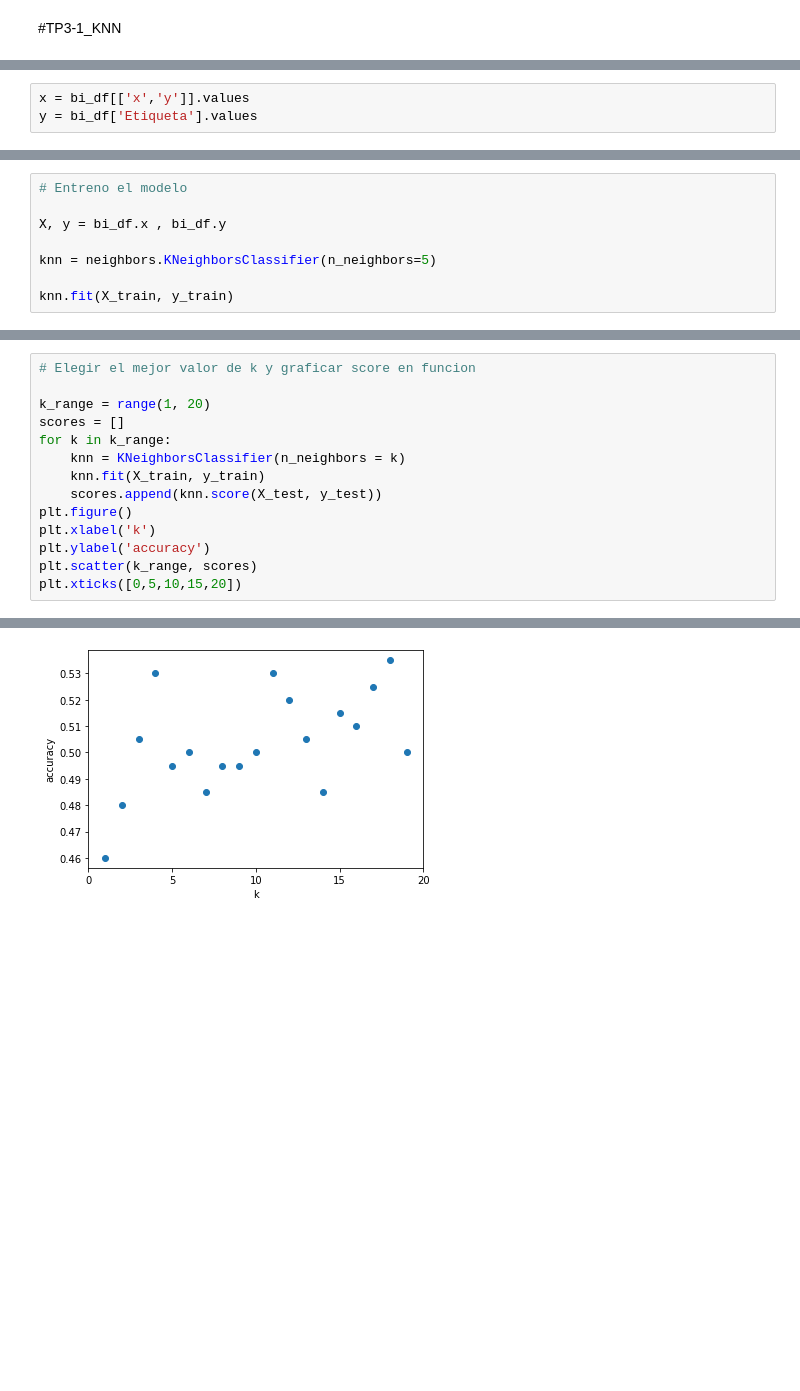
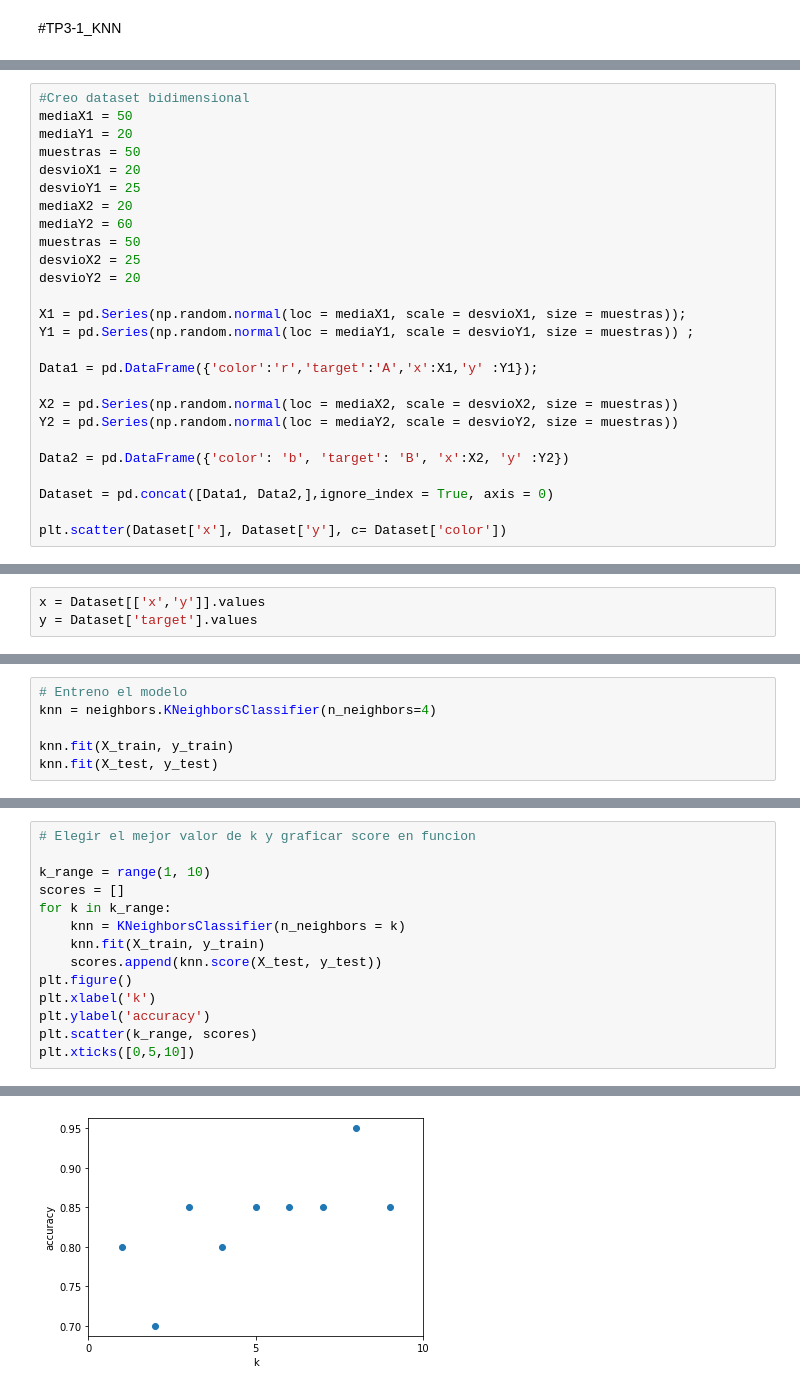
Before and after one commit to disenodc/MachineLearning_UNS, a Jupyter notebook: TP3_1_KNN.ipynb, the cells around one changed output, grey strips where cells are left out. Saved outputs shown, nothing was run; the diff lists cells and outputs as text; blank space fills up the shorter version.

```diff
--- a/TP3_1_KNN.ipynb
+++ b/TP3_1_KNN.ipynb
@@ -18,3 +17,29 @@ from sklearn.metrics import confusion_matrix
 from sklearn import neighbors, datasets, preprocessing
 from sklearn.model_selection import train_test_split
 from numpy.random import randn
+# %%
+#Creo dataset bidimensional
+mediaX1 = 50
+mediaY1 = 20
+muestras = 50
+desvioX1 = 20
+desvioY1 = 25
+mediaX2 = 20
+mediaY2 = 60
+muestras = 50
+desvioX2 = 25
+desvioY2 = 20
+
+X1 = pd.Series(np.random.normal(loc = mediaX1, scale = desvioX1, size = muestras));
+Y1 = pd.Series(np.random.normal(loc = mediaY1, scale = desvioY1, size = muestras)) ;
+
+Data1 = pd.DataFrame({'color':'r','target':'A','x':X1,'y' :Y1});
+
+X2 = pd.Series(np.random.normal(loc = mediaX2, scale = desvioX2, size = muestras))
+Y2 = pd.Series(np.random.normal(loc = mediaY2, scale = desvioY2, size = muestras))
+
+Data2 = pd.DataFrame({'color': 'b', 'target': 'B', 'x':X2, 'y' :Y2})
+
+Dataset = pd.concat([Data1, Data2,],ignore_index = True, axis = 0)
+
+plt.scatter(Dataset['x'], Dataset['y'], c= Dataset['color'])
@@ -40,6 +68,6 @@ bi_df
 # %%
-x = bi_df[['x','y']].values
-y = bi_df['Etiqueta'].values
+x = Dataset[['x','y']].values
+y = Dataset['target'].values
 # %%
 # Separo los conjuntos en entrenamiento y prueba
 
@@ -69,9 +87,7 @@ Matriz de confusion
 # %%
 # Entreno el modelo
-
-X, y = bi_df.x , bi_df.y
-
-knn = neighbors.KNeighborsClassifier(n_neighbors=5)
+knn = neighbors.KNeighborsClassifier(n_neighbors=4)
 
 knn.fit(X_train, y_train)
+knn.fit(X_test, y_test)
 # %% [output]
@@ -89,7 +113,7 @@ print(knn.score(X_test, y_test))
 # %%
 # Elegir el mejor valor de k y graficar score en funcion
 
-k_range = range(1, 20)
+k_range = range(1, 10)
 scores = []
 for k in k_range:
     knn = KNeighborsClassifier(n_neighbors = k)
@@ -99,7 +123,7 @@ plt.figure()
 plt.xlabel('k')
 plt.ylabel('accuracy')
 plt.scatter(k_range, scores)
-plt.xticks([0,5,10,15,20])
+plt.xticks([0,5,10])
 # %% [output]
 ([<matplotlib.axis.XTick at 0x...>,
   <matplotlib.axis.XTick at 0x...>,
@@ -110 +132 @@ plt.xticks([0,5,10,15,20])
-[figure, old version]
+[figure, new version]
```
Also changed, not shown: parts of 17 cells of this notebook.
